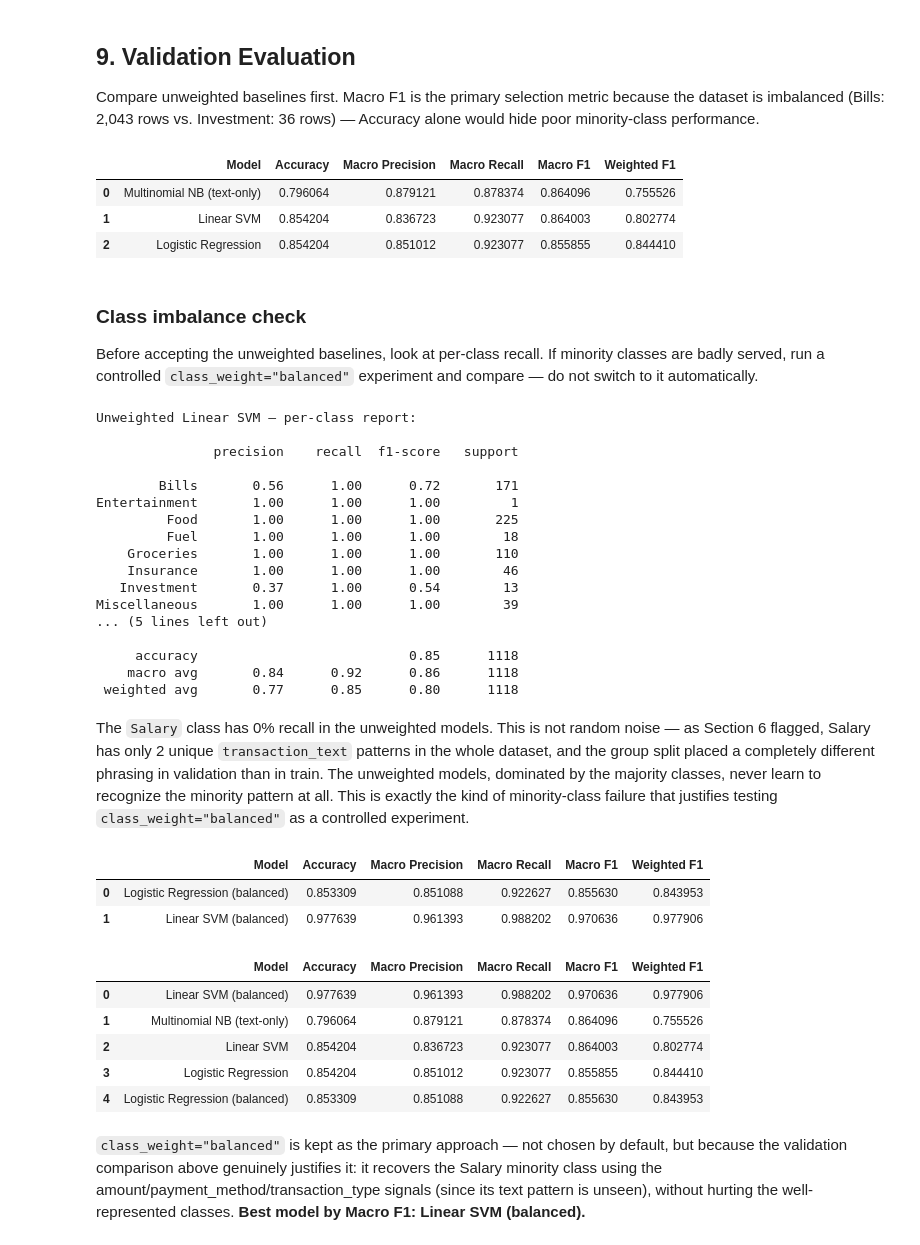
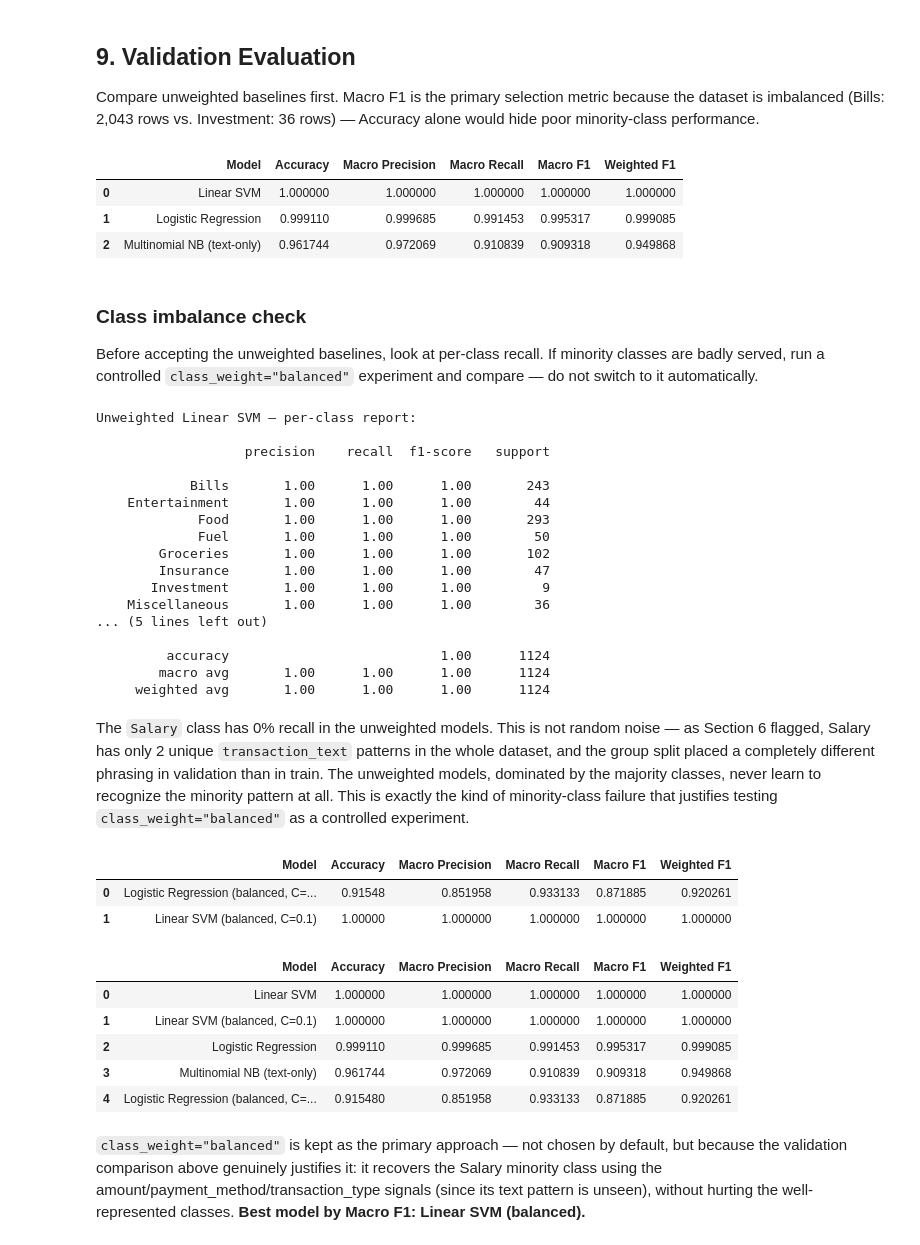
Before and after one commit to SatheMonika04/AI-Financial-Wellness-Coach, a Jupyter notebook: src/Expense_Categorization/transaction_categorization_model.ipynb, the cells around one changed output. Cells and saved outputs as stored; diff of their text form; code cells hidden in the pictures.

```diff
--- a/src/Expense_Categorization/transaction_categorization_model.ipynb
+++ b/src/Expense_Categorization/transaction_categorization_model.ipynb
@@ -5,7 +5,7 @@ import seaborn as sns
 import matplotlib.pyplot as plt
 # %%
 model_df = pd.read_csv(
-    "D:/clg_project/AI-Financial-Wellness-Coach/data/processed/expense_features.csv"
+    "D:/clg_project/AI-Financial-Wellness-Coach/data/master/transaction_classification_augmented_v2.csv"
 )
 
 print(model_df.shape)
@@ -1260,9 +1249,9 @@ baseline_results_df = pd.DataFrame(baseline_results)[
 baseline_results_df
 # %% [output]
 |  | Model | Accuracy | Macro Precision | Macro Recall | Macro F1 | Weighted F1 |
-| 0 | Multinomial NB (text-only) | 0.796064 | 0.879121 | 0.878374 | 0.864096 | 0.755526 |
-| 1 | Linear SVM | 0.854204 | 0.836723 | 0.923077 | 0.864003 | 0.802774 |
-| 2 | Logistic Regression | 0.854204 | 0.851012 | 0.923077 | 0.855855 | 0.844410 |
+| 0 | Linear SVM | 1.000000 | 1.000000 | 1.000000 | 1.000000 | 1.000000 |
+| 1 | Logistic Regression | 0.999110 | 0.999685 | 0.991453 | 0.995317 | 0.999085 |
+| 2 | Multinomial NB (text-only) | 0.961744 | 0.972069 | 0.910839 | 0.909318 | 0.949868 |
 # %% [markdown]
 ### Class imbalance check
 
@@ -1273,57 +1262,58 @@ print(classification_report(y_val, pred_svm_val, zero_division=0))
 # %% [output]
 Unweighted Linear SVM — per-class report:
 
-               precision    recall  f1-score   support
+                   precision    recall  f1-score   support
 
-        Bills       0.56      1.00      0.72       171
-Entertainment       1.00      1.00      1.00         1
-         Food       1.00      1.00      1.00       225
-         Fuel       1.00      1.00      1.00        18
-    Groceries       1.00      1.00      1.00       110
-    Insurance       1.00      1.00      1.00        46
-   Investment       0.37      1.00      0.54        13
-Miscellaneous       1.00      1.00      1.00        39
+            Bills       1.00      1.00      1.00       243
+    Entertainment       1.00      1.00      1.00        44
+             Food       1.00      1.00      1.00       293
+             Fuel       1.00      1.00      1.00        50
+        Groceries       1.00      1.00      1.00       102
+        Insurance       1.00      1.00      1.00        47
+       Investment       1.00      1.00      1.00         9
+    Miscellaneous       1.00      1.00      1.00        36
 ... (5 lines left out)
 
-     accuracy                           0.85      1118
-    macro avg       0.84      0.92      0.86      1118
- weighted avg       0.77      0.85      0.80      1118
+         accuracy                           1.00      1124
+        macro avg       1.00      1.00      1.00      1124
+     weighted avg       1.00      1.00      1.00      1124
 # %% [markdown]
 The `Salary` class has 0% recall in the unweighted models. This is not random noise — as Section 6 flagged, Salary has only 2 unique `transaction_text` patterns in the whole dataset, and the group split placed a completely different phrasing in validation than in train. The unweighted models, dominated by the majority classes, never learn to recognize the minority pattern at all. This is exactly the kind of minority-class failure that justifies testing `class_weight="balanced"` as a controlled experiment.
 # %%
 logreg_balanced = LogisticRegression(
-    max_iter=2000, C=1.0, class_weight="balanced", random_state=RANDOM_STATE
+    max_iter=2000, C=0.1, class_weight="balanced", random_state=RANDOM_STATE
 )
 logreg_balanced.fit(X_train_transformed, y_train)
 pred_logreg_bal_val = logreg_balanced.predict(X_val_transformed)
 
-svm_balanced = LinearSVC(C=1.0, class_weight="balanced", random_state=RANDOM_STATE)
+# Lower C penalizes large coefficients and reduces overfitting on sparse text features.
+svm_balanced = LinearSVC(C=0.1, class_weight="balanced", random_state=RANDOM_STATE)
 svm_balanced.fit(X_train_transformed, y_train)
 pred_svm_bal_val = svm_balanced.predict(X_val_transformed)
 
 balanced_results = [
-    compute_metrics(y_val, pred_logreg_bal_val, "Logistic Regression (balanced)"),
-    compute_metrics(y_val, pred_svm_bal_val, "Linear SVM (balanced)"),
+    compute_metrics(y_val, pred_logreg_bal_val, "Logistic Regression (balanced, C=0.1)"),
+    compute_metrics(y_val, pred_svm_bal_val, "Linear SVM (balanced, C=0.1)"),
 ]
 balanced_results_df = pd.DataFrame(balanced_results)[
     ["Model", "Accuracy", "Macro Precision", "Macro Recall", "Macro F1", "Weighted F1"]
 ]
 balanced_results_df
 # %% [output]
 |  | Model | Accuracy | Macro Precision | Macro Recall | Macro F1 | Weighted F1 |
-| 0 | Logistic Regression (balanced) | 0.853309 | 0.851088 | 0.922627 | 0.855630 | 0.843953 |
-| 1 | Linear SVM (balanced) | 0.977639 | 0.961393 | 0.988202 | 0.970636 | 0.977906 |
+| 0 | Logistic Regression (balanced, C=... | 0.91548 | 0.851958 | 0.933133 | 0.871885 | 0.920261 |
+| 1 | Linear SVM (balanced, C=0.1) | 1.00000 | 1.000000 | 1.000000 | 1.000000 | 1.000000 |
 # %%
 results_df = pd.concat([baseline_results_df, balanced_results_df], ignore_index=True)
 results_df = results_df.sort_values("Macro F1", ascending=False).reset_index(drop=True)
 results_df
 # %% [output]
 |  | Model | Accuracy | Macro Precision | Macro Recall | Macro F1 | Weighted F1 |
-| 0 | Linear SVM (balanced) | 0.977639 | 0.961393 | 0.988202 | 0.970636 | 0.977906 |
-| 1 | Multinomial NB (text-only) | 0.796064 | 0.879121 | 0.878374 | 0.864096 | 0.755526 |
-| 2 | Linear SVM | 0.854204 | 0.836723 | 0.923077 | 0.864003 | 0.802774 |
-| 3 | Logistic Regression | 0.854204 | 0.851012 | 0.923077 | 0.855855 | 0.844410 |
-| 4 | Logistic Regression (balanced) | 0.853309 | 0.851088 | 0.922627 | 0.855630 | 0.843953 |
+| 0 | Linear SVM | 1.000000 | 1.000000 | 1.000000 | 1.000000 | 1.000000 |
+| 1 | Linear SVM (balanced, C=0.1) | 1.000000 | 1.000000 | 1.000000 | 1.000000 | 1.000000 |
+| 2 | Logistic Regression | 0.999110 | 0.999685 | 0.991453 | 0.995317 | 0.999085 |
+| 3 | Multinomial NB (text-only) | 0.961744 | 0.972069 | 0.910839 | 0.909318 | 0.949868 |
+| 4 | Logistic Regression (balanced, C=... | 0.915480 | 0.851958 | 0.933133 | 0.871885 | 0.920261 |
 # %% [markdown]
 `class_weight="balanced"` is kept as the primary approach — not chosen by default, but because the validation comparison above genuinely justifies it: it recovers the Salary minority class using the amount/payment_method/transaction_type signals (since its text pattern is unseen), without hurting the well-represented classes. **Best model by Macro F1: Linear SVM (balanced).**
 # %% [markdown]
```
Also changed, not shown: parts of 46 cells of this notebook, 12 other files.
